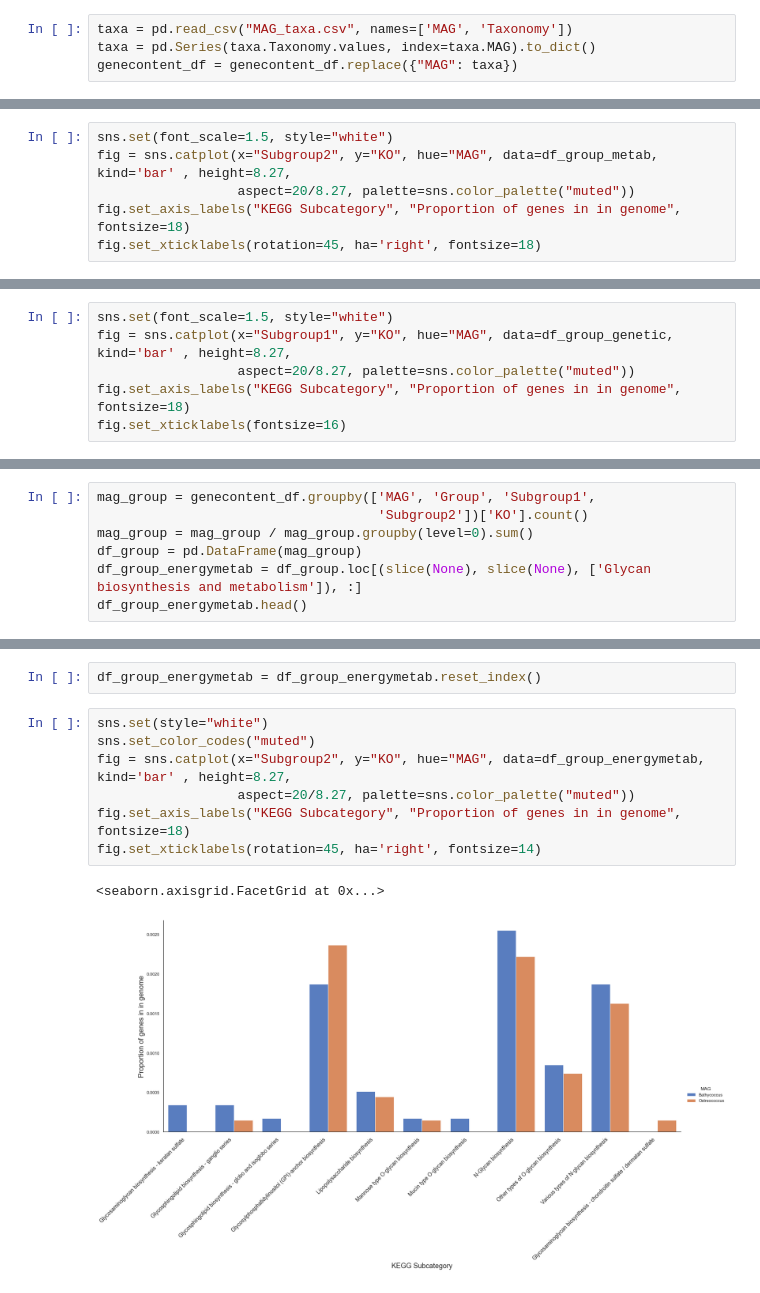
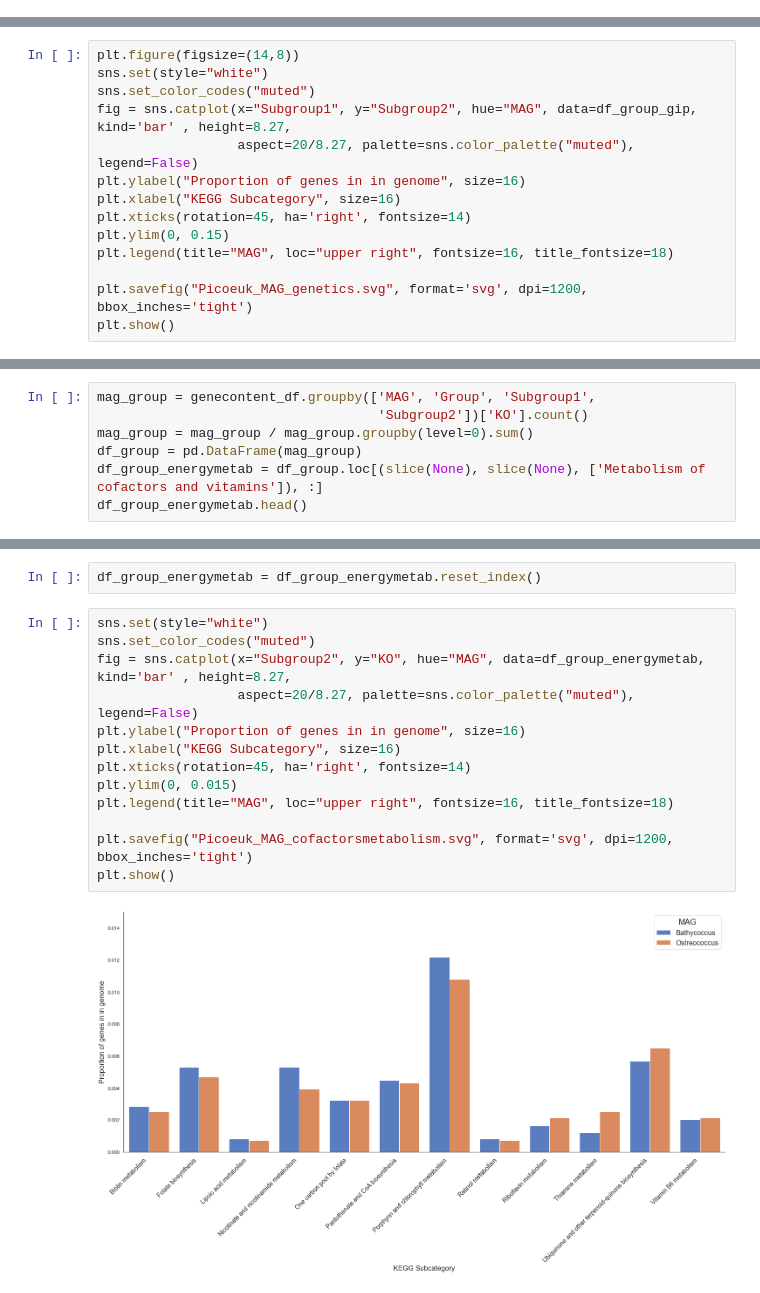
Before and after one commit to nvpatin/PacBio-Marine-Metagenomes, a Jupyter notebook: Picoeuk_MAGs_gene_content.ipynb, the cells around one changed output, grey strips where cells are left out. Cells and saved outputs as stored; diff of their text form.

```diff
--- a/Picoeuk_MAGs_gene_content.ipynb
+++ b/Picoeuk_MAGs_gene_content.ipynb
@@ -105,7 +115,3 @@ genecontent_df.head()
-# %%
-taxa = pd.read_csv("MAG_taxa.csv", names=['MAG', 'Taxonomy'])
-taxa = pd.Series(taxa.Taxonomy.values, index=taxa.MAG).to_dict()
-genecontent_df = genecontent_df.replace({"MAG": taxa})
 # %% [markdown]
 ## Group genes by category and make bar charts
 # %%
@@ -197,6 +195,0 @@ df_group_metab = df_group_metab.reset_index()
-# %%
-sns.set(font_scale=1.5, style="white")
-fig = sns.catplot(x="Subgroup2", y="KO", hue="MAG", data=df_group_metab, kind='bar' , height=8.27,
-                  aspect=20/8.27, palette=sns.color_palette("muted"))
-fig.set_axis_labels("KEGG Subcategory", "Proportion of genes in in genome", fontsize=18)
-fig.set_xticklabels(rotation=45, ha='right', fontsize=18)
@@ -229,7 +217,15 @@ df_group_genetic.head()
 # %%
-sns.set(font_scale=1.5, style="white")
-fig = sns.catplot(x="Subgroup1", y="KO", hue="MAG", data=df_group_genetic, kind='bar' , height=8.27,
-                  aspect=20/8.27, palette=sns.color_palette("muted"))
-fig.set_axis_labels("KEGG Subcategory", "Proportion of genes in in genome", fontsize=18)
-fig.set_xticklabels(fontsize=16)
+plt.figure(figsize=(14,8))
+sns.set(style="white")
+sns.set_color_codes("muted")
+fig = sns.catplot(x="Subgroup1", y="Subgroup2", hue="MAG", data=df_group_gip, kind='bar' , height=8.27,
+                  aspect=20/8.27, palette=sns.color_palette("muted"), legend=False)
+plt.ylabel("Proportion of genes in in genome", size=16)
+plt.xlabel("KEGG Subcategory", size=16)
+plt.xticks(rotation=45, ha='right', fontsize=14)
+plt.ylim(0, 0.15)
+plt.legend(title="MAG", loc="upper right", fontsize=16, title_fontsize=18)
+
+plt.savefig("Picoeuk_MAG_genetics.svg", format='svg', dpi=1200, bbox_inches='tight')
+plt.show()
 # %% [output]
@@ -271,7 +273,7 @@ mag_group = genecontent_df.groupby(['MAG', 'Group', 'Subgroup1',
                                     'Subgroup2'])['KO'].count()
 mag_group = mag_group / mag_group.groupby(level=0).sum()
 df_group = pd.DataFrame(mag_group)
-df_group_energymetab = df_group.loc[(slice(None), slice(None), ['Glycan biosynthesis and metabolism']), :]
+df_group_energymetab = df_group.loc[(slice(None), slice(None), ['Metabolism of cofactors and vitamins']), :]
 df_group_energymetab.head()
 # %% [output]
 |  |  |  |  | KO |
@@ -286,10 +288,15 @@ df_group_energymetab = df_group_energymetab.reset_index()
 # %%
 sns.set(style="white")
 sns.set_color_codes("muted")
 fig = sns.catplot(x="Subgroup2", y="KO", hue="MAG", data=df_group_energymetab, kind='bar' , height=8.27,
-                  aspect=20/8.27, palette=sns.color_palette("muted"))
-fig.set_axis_labels("KEGG Subcategory", "Proportion of genes in in genome", fontsize=18)
-fig.set_xticklabels(rotation=45, ha='right', fontsize=14)
+                  aspect=20/8.27, palette=sns.color_palette("muted"), legend=False)
+plt.ylabel("Proportion of genes in in genome", size=16)
+plt.xlabel("KEGG Subcategory", size=16)
+plt.xticks(rotation=45, ha='right', fontsize=14)
+plt.ylim(0, 0.015)
+plt.legend(title="MAG", loc="upper right", fontsize=16, title_fontsize=18)
+
+plt.savefig("Picoeuk_MAG_cofactorsmetabolism.svg", format='svg', dpi=1200, bbox_inches='tight')
+plt.show()
 # %% [output]
-<seaborn.axisgrid.FacetGrid at 0x...>
-[figure, old version]
+[figure, new version]
```
Also changed, not shown: parts of 36 cells of this notebook, 25 other files.
